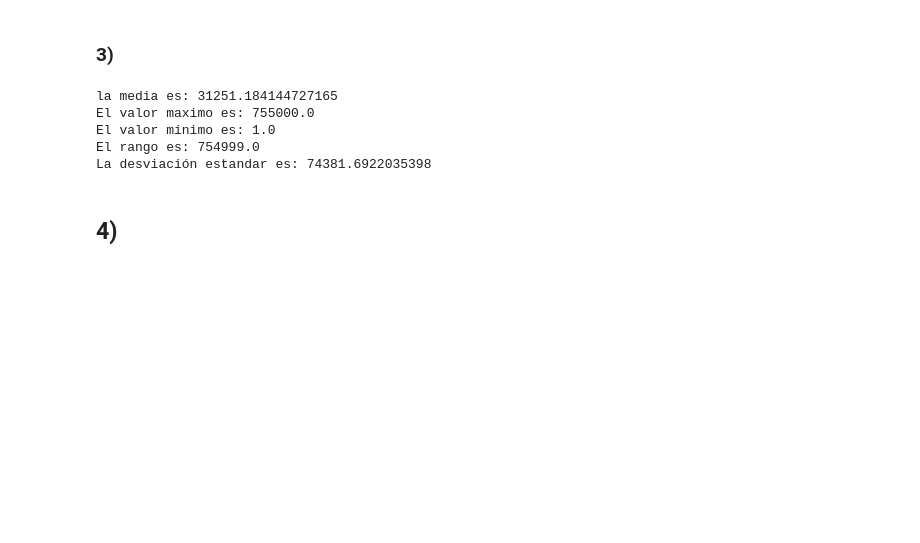
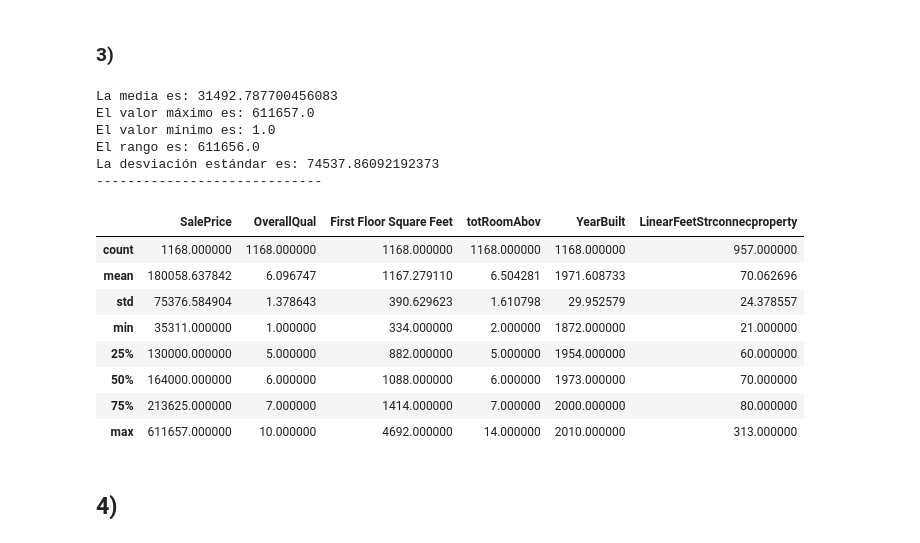
Before and after one commit to Yelt17/Proyecto1_Yeltsin_Alvarado_2400539, a Jupyter notebook: Proyecto_1_24000539.ipynb, the cells around one changed output. Saved outputs shown, nothing was run; the diff lists cells and outputs as text; code cells hidden in the pictures; blank space fills up the shorter version.

```diff
--- a/Proyecto_1_24000539.ipynb
+++ b/Proyecto_1_24000539.ipynb
@@ -49,22 +59,38 @@ Tamaño del 80% del arreglo: 1168
 # %% [markdown]
 ### 3)
 # %%
-# Eliminar elementos NaN usando funciones de numpy para sacar los valores estadisticos
-media = np.nanmean(primeros_80_por_ciento)
-valor_maximo = np.nanmax(primeros_80_por_ciento)
-valor_minimo = np.nanmin(primeros_80_por_ciento)
-desviacion_estandar = np.nanstd(primeros_80_por_ciento)
-print('la media es:',media)
-print('El valor maximo es:',valor_maximo)
-print('El valor minimo es:',valor_minimo)
-print ('El rango es:', valor_maximo - valor_minimo)
-print ('La desviación estandar es:', desviacion_estandar)
+# primera manera x todo el dataframe en general
+media = np.nanmean(ochenta_x_ciento)
+valor_maximo = np.nanmax(ochenta_x_ciento)
+valor_minimo = np.nanmin(ochenta_x_ciento)
+desviacion_estandar = np.nanstd(ochenta_x_ciento)
+
+print('La media es:', media)
+print('El valor máximo es:', valor_maximo)
+print('El valor mínimo es:', valor_minimo)
+print('El rango es:', valor_maximo - valor_minimo)
+print('La desviación estándar es:', desviacion_estandar)
+print('-----------------------------')
+
+
+#segunda manera por cada una de los datos
+ochenta_x_ciento_df.describe()
 # %% [output]
-la media es: 31251.184144727165
-El valor maximo es: 755000.0
-El valor minimo es: 1.0
-El rango es: 754999.0
-La desviación estandar es: 74381.6922035398
+La media es: 31492.787700456083
+El valor máximo es: 611657.0
+El valor mínimo es: 1.0
+El rango es: 611656.0
+La desviación estándar es: 74537.86092192373
+-----------------------------
+|  | SalePrice | OverallQual | First Floor Square Feet | totRoomAbov | YearBuilt | LinearFeetStrconnecproperty |
+| count | 1168.000000 | 1168.000000 | 1168.000000 | 1168.000000 | 1168.000000 | 957.000000 |
+| mean | 180058.637842 | 6.096747 | 1167.279110 | 6.504281 | 1971.608733 | 70.062696 |
+| std | 75376.584904 | 1.378643 | 390.629623 | 1.610798 | 29.952579 | 24.378557 |
+| min | 35311.000000 | 1.000000 | 334.000000 | 2.000000 | 1872.000000 | 21.000000 |
+| 25% | 130000.000000 | 5.000000 | 882.000000 | 5.000000 | 1954.000000 | 60.000000 |
+| 50% | 164000.000000 | 6.000000 | 1088.000000 | 6.000000 | 1973.000000 | 70.000000 |
+| 75% | 213625.000000 | 7.000000 | 1414.000000 | 7.000000 | 2000.000000 | 80.000000 |
+| max | 611657.000000 | 10.000000 | 4692.000000 | 14.000000 | 2010.000000 | 313.000000 |
 # %% [markdown]
 ## 4)
 # %%
```
Also changed, not shown: parts of 13 cells of this notebook.
